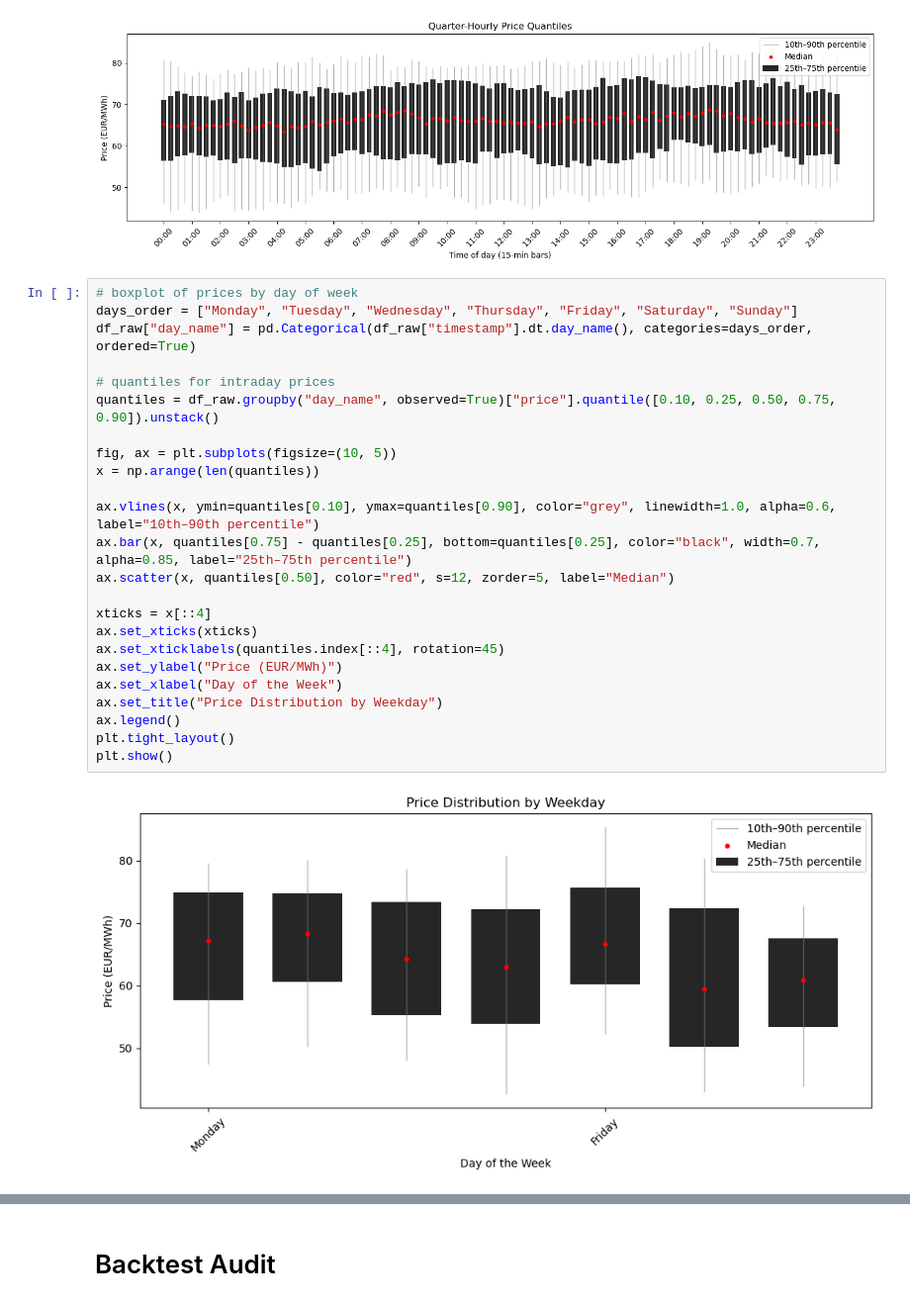
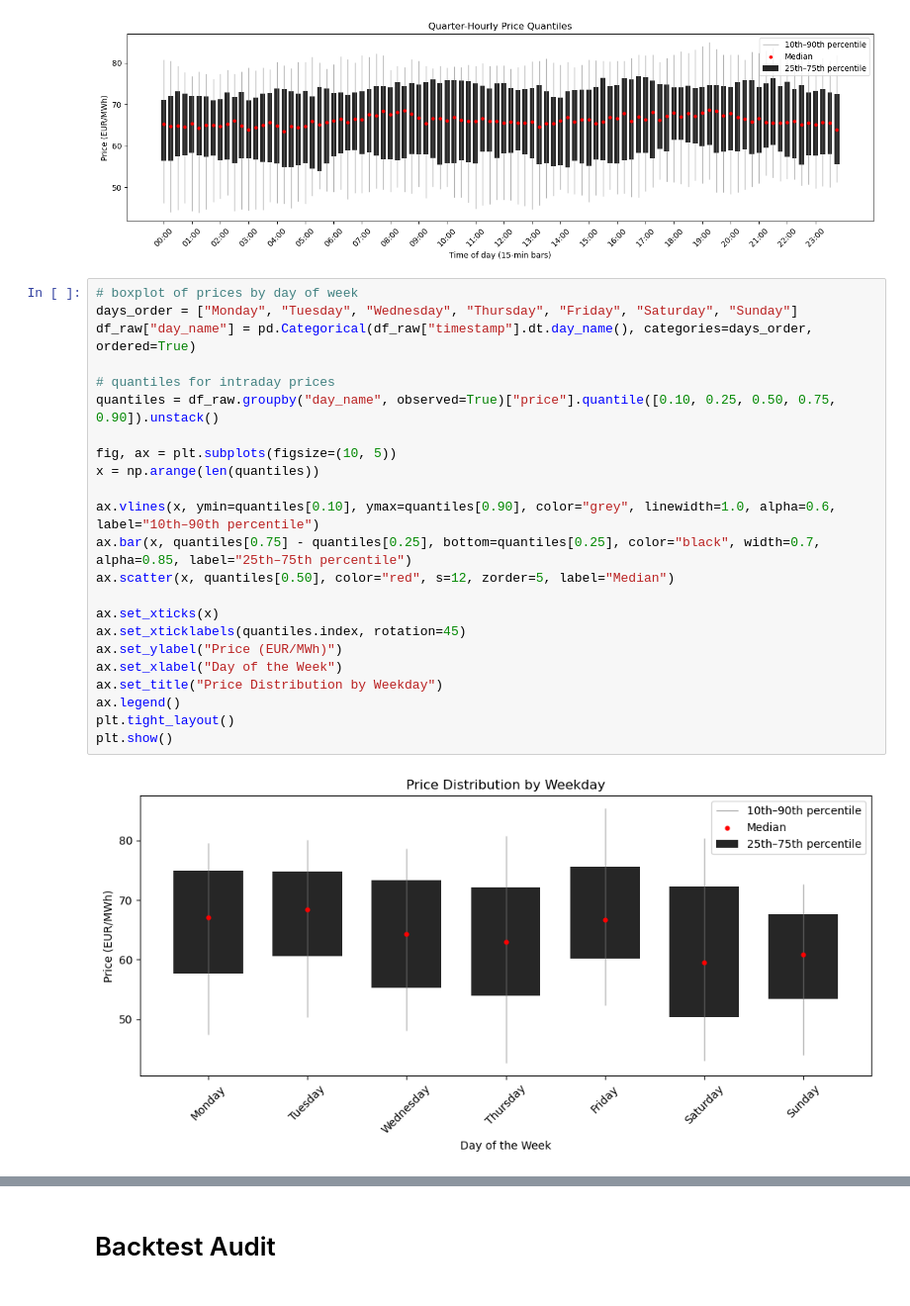
Before and after one commit to jnn-mllr/intraday-strategy, a Jupyter notebook: src/audit_notebook.ipynb, the cells around one changed output, grey strips where cells are left out. Shown at 99% size. Cells and saved outputs as stored; diff of their text form.

```diff
--- a/src/audit_notebook.ipynb
+++ b/src/audit_notebook.ipynb
@@ -64,29 +64,28 @@ plt.show()
 # %%
 # boxplot of prices by day of week
 days_order = ["Monday", "Tuesday", "Wednesday", "Thursday", "Friday", "Saturday", "Sunday"]
 df_raw["day_name"] = pd.Categorical(df_raw["timestamp"].dt.day_name(), categories=days_order, ordered=True)
 
 # quantiles for intraday prices
 quantiles = df_raw.groupby("day_name", observed=True)["price"].quantile([0.10, 0.25, 0.50, 0.75, 0.90]).unstack()
 
 fig, ax = plt.subplots(figsize=(10, 5))
 x = np.arange(len(quantiles))
 
 ax.vlines(x, ymin=quantiles[0.10], ymax=quantiles[0.90], color="grey", linewidth=1.0, alpha=0.6, label="10th–90th percentile")
 ax.bar(x, quantiles[0.75] - quantiles[0.25], bottom=quantiles[0.25], color="black", width=0.7, alpha=0.85, label="25th–75th percentile")
 ax.scatter(x, quantiles[0.50], color="red", s=12, zorder=5, label="Median")
 
-xticks = x[::4]
-ax.set_xticks(xticks)
-ax.set_xticklabels(quantiles.index[::4], rotation=45)
+ax.set_xticks(x)
+ax.set_xticklabels(quantiles.index, rotation=45)
 ax.set_ylabel("Price (EUR/MWh)")
 ax.set_xlabel("Day of the Week")
 ax.set_title("Price Distribution by Weekday")
 ax.legend()
 plt.tight_layout()
 plt.show()
 # %% [output]
-[figure, old version]
+[figure, new version]
 # %%
 from statsmodels.graphics.tsaplots import plot_acf, plot_pacf
 
```
Also changed, not shown: parts of 7 cells of this notebook.
